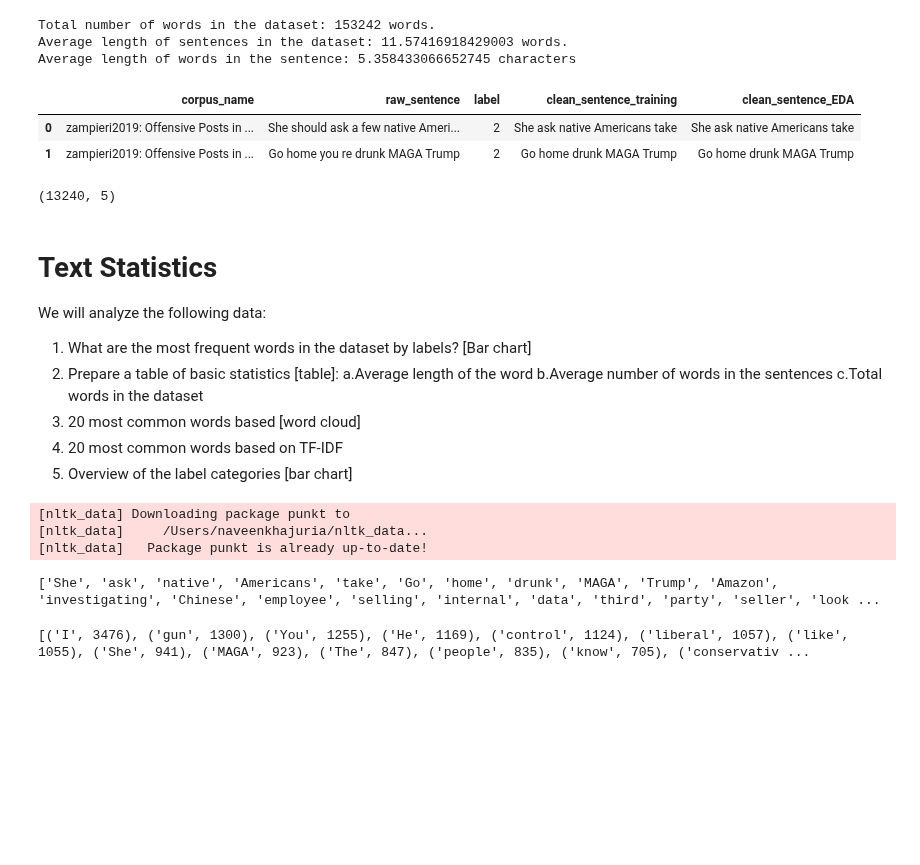
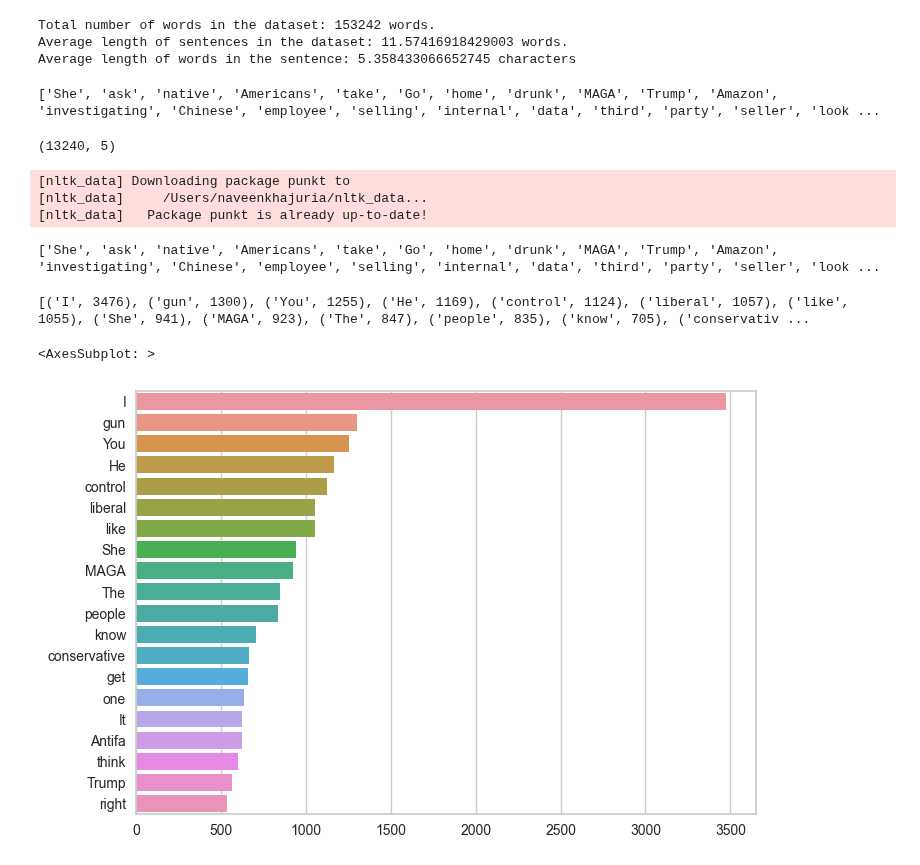
Before and after one commit to OmdenaAI/aswan-egypt-detecting-hate-nlp, a Jupyter notebook: src/tasks/task-2-exploratory-data-analysis/scripts/eda_zampieri2019_Purti.ipynb, the cells around one changed output. Drawn from its saved outputs; the diff is of its cells as text; code cells hidden in the pictures; blank space fills up the shorter version.

Commit message:
Individual Dataset

```diff
--- a/src/tasks/task-2-exploratory-data-analysis/scripts/eda_zampieri2019_Purti.ipynb
+++ b/src/tasks/task-2-exploratory-data-analysis/scripts/eda_zampieri2019_Purti.ipynb
@@ -222,3 +228,12 @@ Average length of sentences in the dataset: 11.57416918429003 words.
 Average length of words in the sentence: 5.358433066652745 characters
 # %%
 # Most frequent words before and after data processing/cleaning
+all_words=[]
+
+for sentence in df['clean_sentence_EDA']:
+    words= word_tokenize(str(sentence))
+    for word in words:
+        all_words.append(word)
+print(all_words[0:100])
+# %% [output]
+['She', 'ask', 'native', 'Americans', 'take', 'Go', 'home', 'drunk', 'MAGA', 'Trump', 'Amazon', 'investigating', 'Chinese', 'employee', 'selling', 'internal', 'data', 'third', 'party', 'seller', 'look ...
@@ -231,26 +240,7 @@ Average length of words in the sentence: 5.358433066652745 characters
-# %%
-df.head(2)
-# %% [output]
-|  | corpus_name | raw_sentence | label | clean_sentence_training | clean_sentence_EDA |
-| 0 | zampieri2019: Offensive Posts in ... | She should ask a few native Ameri... | 2 | She ask native Americans take | She ask native Americans take |
-| 1 | zampieri2019: Offensive Posts in ... | Go home you re drunk MAGA Trump | 2 | Go home drunk MAGA Trump | Go home drunk MAGA Trump |
 # %%
 df.shape
 # %% [output]
 (13240, 5)
-# %% [markdown]
-# Text Statistics
-
-We will analyze the following data:
-
-1. What are the most frequent words in the dataset by labels? [Bar chart]
-2. Prepare a table of basic statistics [table]:
-    a.Average length of the word
-    b.Average number of words in the sentences
-    c.Total words in the dataset
-1. 20 most common words based [word cloud]
-2. 20 most common words based on TF-IDF
-3. Overview of the label categories [bar chart]
 # %%
 nltk.download('punkt')
 
@@ -267,9 +257,18 @@ print(all_words[:100])
 [nltk_data]   Package punkt is already up-to-date!
 ['She', 'ask', 'native', 'Americans', 'take', 'Go', 'home', 'drunk', 'MAGA', 'Trump', 'Amazon', 'investigating', 'Chinese', 'employee', 'selling', 'internal', 'data', 'third', 'party', 'seller', 'look ...
 # %%
+
 # let us find the 20 most common words now
 
 most_common = Counter(all_words).most_common(20)
 print(most_common)
+
+words, frequency=[],[]
+for word, count in most_common:
+    words.append(word)
+    frequency.append(count)
+sns.barplot(x = frequency, y = words) # use side by side graph for comparsion
 # %% [output]
 [('I', 3476), ('gun', 1300), ('You', 1255), ('He', 1169), ('control', 1124), ('liberal', 1057), ('like', 1055), ('She', 941), ('MAGA', 923), ('The', 847), ('people', 835), ('know', 705), ('conservativ ...
+<AxesSubplot: >
+[figure, added]
```
Also changed, not shown: parts of 12 cells of this notebook.
